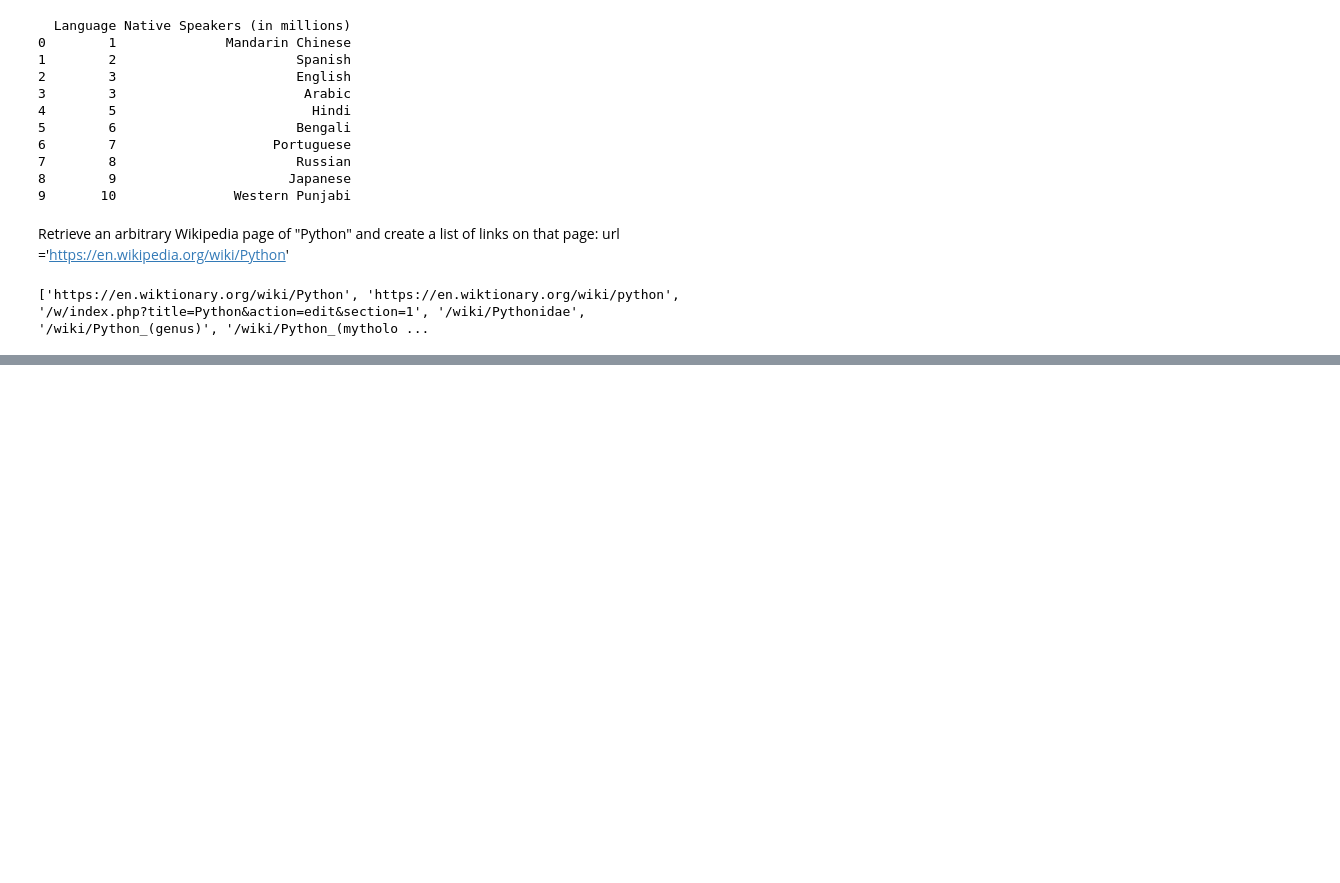
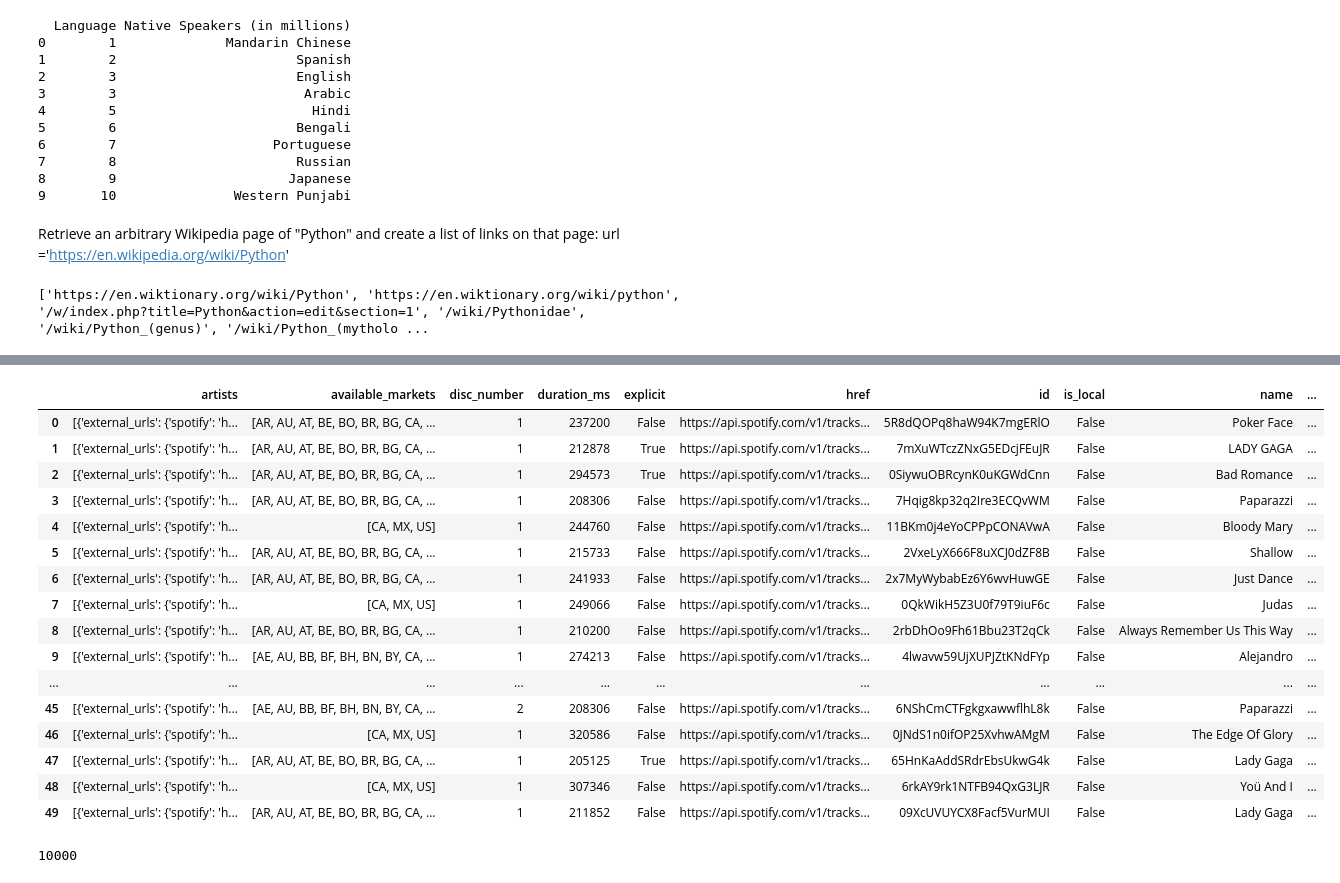
Before and after one commit to Draian123/lab-web-scraping-single-page, a Jupyter notebook: lab.ipynb, the cells around one changed output, grey strips where cells are left out. Cells and saved outputs as stored; diff of their text form; code cells hidden in the pictures; blank space fills up the shorter version.

Commit message:
spotify done

```diff
--- a/lab.ipynb
+++ b/lab.ipynb
@@ -245,0 +288,15 @@ else:
+# %%
+string = secrets_file.read()
+# %%
+secrets_dict={}
+for line in string.split('\n'):
+    if len(line) > 0:
+        #print(line.split(':'))
+        secrets_dict[line.split(':')[0]]=line.split(':')[1].strip()
+# %%
+#Initialize SpotiPy with user credentials
+sp = spotipy.Spotify(auth_manager=SpotifyClientCredentials(client_id=secrets_dict['clientid'],
+                                                           client_secret=secrets_dict['clientsecret']))
+# %%
+results = sp.search(q='Lady Gaga', limit=50)
+results
@@ -245,0 +321,24 @@ else:
+# %%
+import pandas as pd
+from pandas import json_normalize
+pd.set_option("display.max_columns", 0)
+tracks = json_normalize(results["tracks"]["items"])
+tracks
+# %% [output]
+|  | artists | available_markets | disc_number | duration_ms | explicit | href | id | is_local | name | ... |
+| 0 | [{'external_urls': {'spotify': 'h... | [AR, AU, AT, BE, BO, BR, BG, CA, ... | 1 | 237200 | False | https://api.spotify.com/v1/tracks... | 5R8dQOPq8haW94K7mgERlO | False | Poker Face | ... |
+| 1 | [{'external_urls': {'spotify': 'h... | [AR, AU, AT, BE, BO, BR, BG, CA, ... | 1 | 212878 | True | https://api.spotify.com/v1/tracks... | 7mXuWTczZNxG5EDcjFEuJR | False | LADY GAGA | ... |
+| 2 | [{'external_urls': {'spotify': 'h... | [AR, AU, AT, BE, BO, BR, BG, CA, ... | 1 | 294573 | True | https://api.spotify.com/v1/tracks... | 0SiywuOBRcynK0uKGWdCnn | False | Bad Romance | ... |
+| 3 | [{'external_urls': {'spotify': 'h... | [AR, AU, AT, BE, BO, BR, BG, CA, ... | 1 | 208306 | False | https://api.spotify.com/v1/tracks... | 7Hqig8kp32q2Ire3ECQvWM | False | Paparazzi | ... |
+| 4 | [{'external_urls': {'spotify': 'h... | [CA, MX, US] | 1 | 244760 | False | https://api.spotify.com/v1/tracks... | 11BKm0j4eYoCPPpCONAVwA | False | Bloody Mary | ... |
+| 5 | [{'external_urls': {'spotify': 'h... | [AR, AU, AT, BE, BO, BR, BG, CA, ... | 1 | 215733 | False | https://api.spotify.com/v1/tracks... | 2VxeLyX666F8uXCJ0dZF8B | False | Shallow | ... |
+| 6 | [{'external_urls': {'spotify': 'h... | [AR, AU, AT, BE, BO, BR, BG, CA, ... | 1 | 241933 | False | https://api.spotify.com/v1/tracks... | 2x7MyWybabEz6Y6wvHuwGE | False | Just Dance | ... |
+| 7 | [{'external_urls': {'spotify': 'h... | [CA, MX, US] | 1 | 249066 | False | https://api.spotify.com/v1/tracks... | 0QkWikH5Z3U0f79T9iuF6c | False | Judas | ... |
+| 8 | [{'external_urls': {'spotify': 'h... | [AR, AU, AT, BE, BO, BR, BG, CA, ... | 1 | 210200 | False | https://api.spotify.com/v1/tracks... | 2rbDhOo9Fh61Bbu23T2qCk | False | Always Remember Us This Way | ... |
+| 9 | [{'external_urls': {'spotify': 'h... | [AE, AU, BB, BF, BH, BN, BY, CA, ... | 1 | 274213 | False | https://api.spotify.com/v1/tracks... | 4lwavw59UjXUPJZtKNdFYp | False | Alejandro | ... |
+| ... | ... | ... | ... | ... | ... | ... | ... | ... | ... | ... |
+| 45 | [{'external_urls': {'spotify': 'h... | [AE, AU, BB, BF, BH, BN, BY, CA, ... | 2 | 208306 | False | https://api.spotify.com/v1/tracks... | 6NShCmCTFgkgxawwflhL8k | False | Paparazzi | ... |
+| 46 | [{'external_urls': {'spotify': 'h... | [CA, MX, US] | 1 | 320586 | False | https://api.spotify.com/v1/tracks... | 0JNdS1n0ifOP25XvhwAMgM | False | The Edge Of Glory | ... |
+| 47 | [{'external_urls': {'spotify': 'h... | [AR, AU, AT, BE, BO, BR, BG, CA, ... | 1 | 205125 | True | https://api.spotify.com/v1/tracks... | 65HnKaAddSRdrEbsUkwG4k | False | Lady Gaga | ... |
+| 48 | [{'external_urls': {'spotify': 'h... | [CA, MX, US] | 1 | 307346 | False | https://api.spotify.com/v1/tracks... | 6rkAY9rk1NTFB94QxG3LJR | False | Yoü And I | ... |
+| 49 | [{'external_urls': {'spotify': 'h... | [AR, AU, AT, BE, BO, BR, BG, CA, ... | 1 | 211852 | False | https://api.spotify.com/v1/tracks... | 09XcUVUYCX8Facf5VurMUI | False | Lady Gaga | ... |
@@ -245,0 +356,5 @@ else:
+# %%
+all_tracks = get_playlist_tracks("6yPiKpy7evrwvZodByKvM9")
+len(all_tracks)
+# %% [output]
+10000
```
Also changed, not shown: parts of 17 cells of this notebook, 2 other files.
